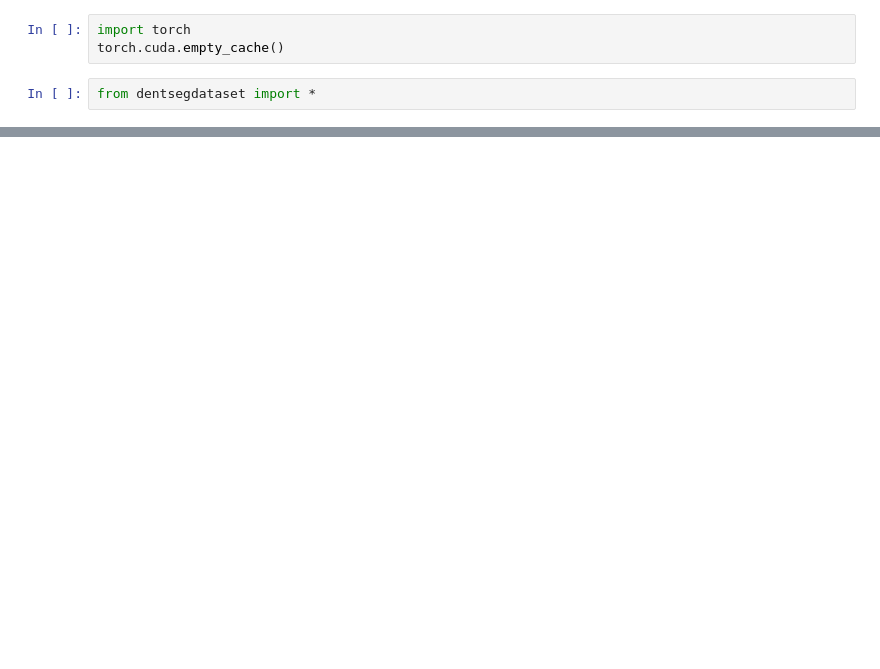
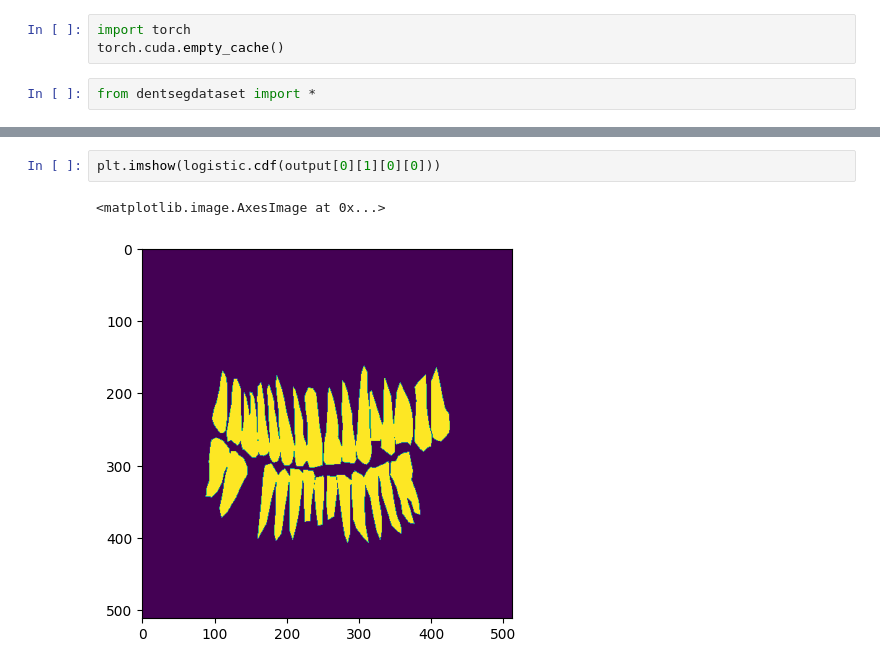
Before and after one commit to AlyxKing/DentSeg, a Jupyter notebook: app/src/dentseg.ipynb, the cells around one changed output, grey strips where cells are left out. Cells and saved outputs as stored; diff of their text form; blank space fills up the shorter version.

```diff
--- a/app/src/dentseg.ipynb
+++ b/app/src/dentseg.ipynb
@@ -9,0 +52,5 @@ OutOfMemoryError: CUDA out of memory. Tried to allocate 38.00 MiB (GPU 0; 9.77 G
+# %%
+plt.imshow(logistic.cdf(output[0][1][0][0]))
+# %% [output]
+<matplotlib.image.AxesImage at 0x...>
+[figure, added]
```
Also changed, not shown: parts of 3 cells of this notebook, 2 other files.
